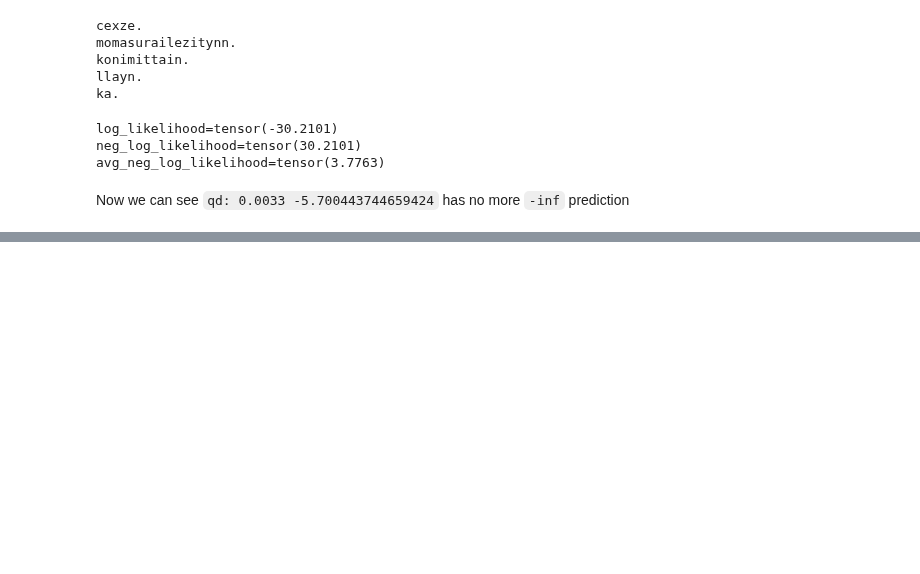
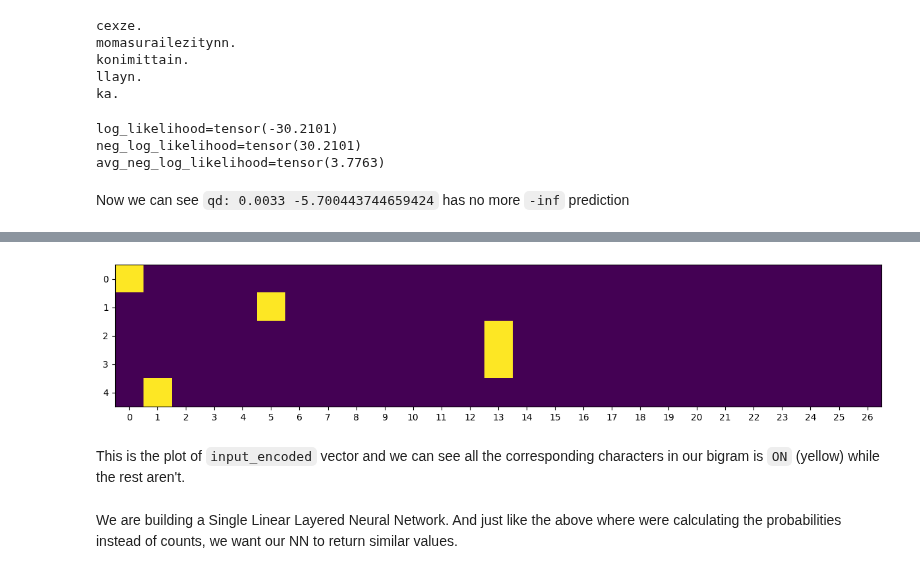
Before and after one commit to Crazz-Zaac/llm-driven-clinical-study-analysis, a Jupyter notebook: study logs/PART_1/intro_to_language_modeling.ipynb, the cells around one changed output, grey strips where cells are left out. Drawn from its saved outputs; the diff is of its cells as text; code cells hidden in the pictures; blank space fills up the shorter version.

Commit message:
neural network implementation

```diff
--- a/study logs/PART_1/intro_to_language_modeling.ipynb
+++ b/study logs/PART_1/intro_to_language_modeling.ipynb
@@ -716,0 +722,15 @@ Continue: https://youtu.be/PaCmpygFfXo?t=3927
+# %%
+inputs, labels = [], []
+
+for w in words[:1]:
+  chs = ['.'] + list(w) + ['.']
+  for ch1, ch2 in zip(chs, chs[1:]):
+    ix1 = stoi[ch1]
+    ix2 = stoi[ch2]
+    print(ch1, ch2)
+    inputs.append(ix1)
+    labels.append(ix2)
+
+# conver them to tensor
+inputs = torch.tensor(inputs)
+labels = torch.tensor(labels)
@@ -716,0 +762,5 @@ Continue: https://youtu.be/PaCmpygFfXo?t=3927
+# %%
+import torch.nn.functional as F
+# num_classess = 27 because we have 27 different strings
+input_encoded = F.one_hot(inputs, num_classes=27).float()  # casting to float
+input_encoded
@@ -716,0 +791,13 @@ Continue: https://youtu.be/PaCmpygFfXo?t=3927
+# %%
+import numpy as np
+plt.figure(figsize=(15, 5))
+plt.imshow(input_encoded)
+plt.xticks(ticks=np.arange(input_encoded.shape[1]), labels=np.arange(input_encoded.shape[1]))
+plt.show()
+# %% [output]
+[figure, added]
+# %% [markdown]
+This is the plot of `input_encoded` vector and we can see all the corresponding characters in our bigram is `ON` (yellow) while the rest aren't.
+# %% [markdown]
+We are building a Single Linear Layered Neural Network. And just like the above where
+were calculating the probabilities instead of counts, we want our NN to return similar values.
```
Also changed, not shown: parts of 45 cells of this notebook.
